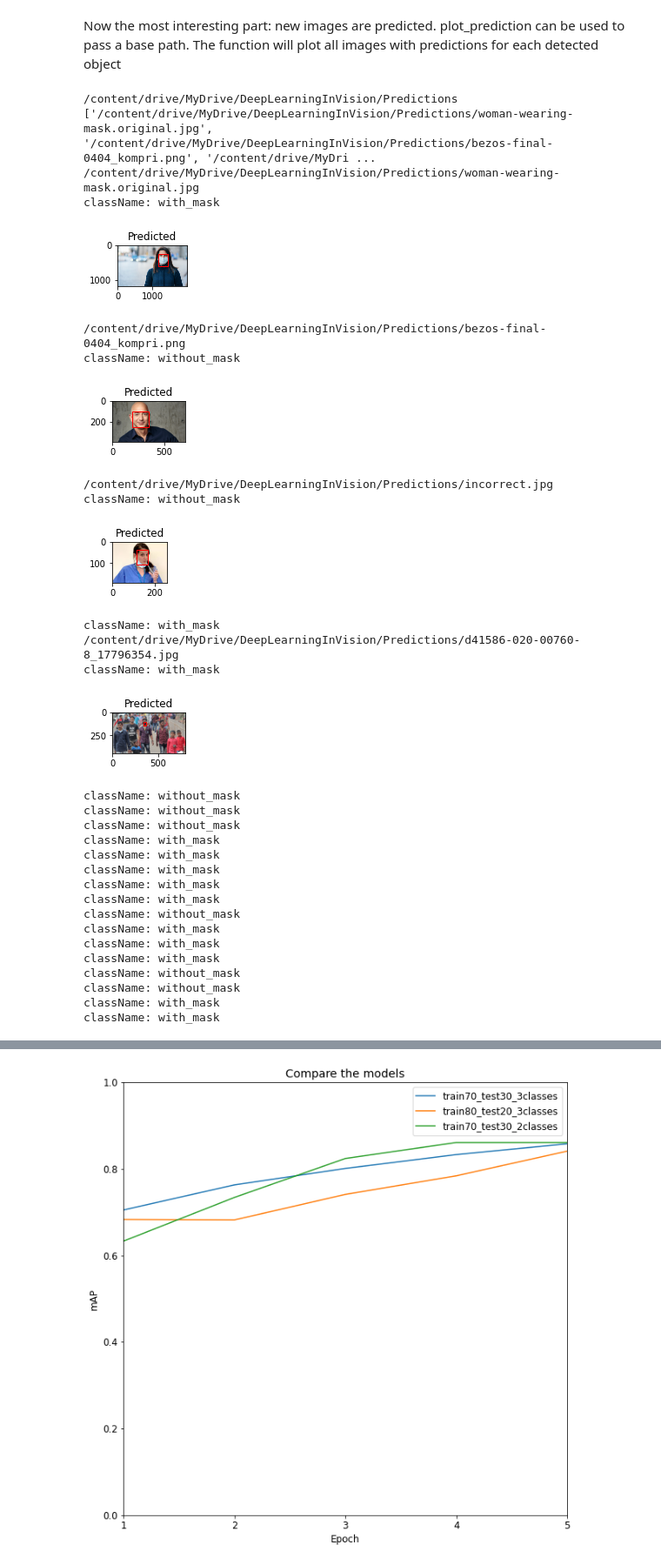
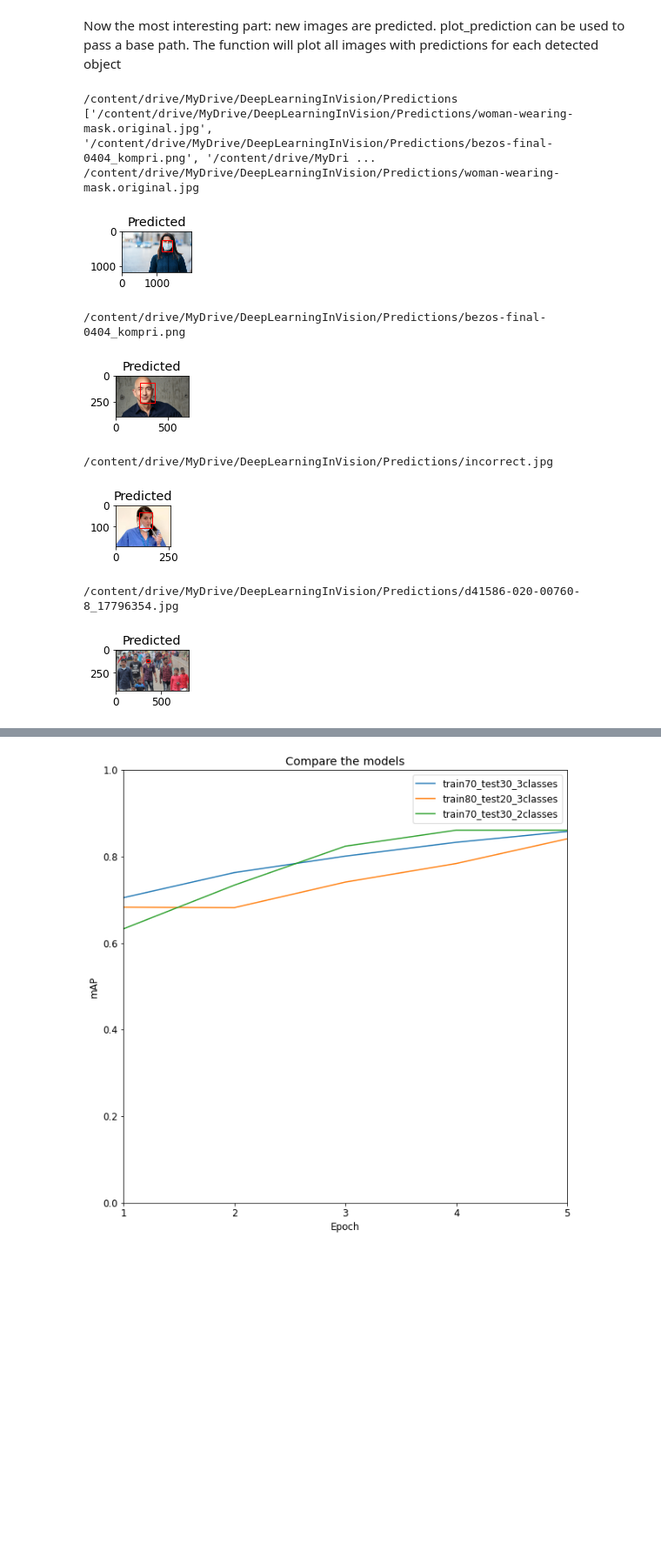
Before and after one commit to andygubser/mask_detection, a Jupyter notebook: model_building/MaskDetection.ipynb, the cells around one changed output, grey strips where cells are left out. Shown: that part at 87% size. Cells and saved outputs as stored; diff of their text form; code cells hidden in the pictures; blank space fills up the shorter version.

```diff
--- a/model_building/MaskDetection.ipynb
+++ b/model_building/MaskDetection.ipynb
@@ -622,6 +626,17 @@ import mrcnn.model as modellib
 import numpy as np
 from matplotlib import pyplot
 from matplotlib.patches import Rectangle
+
+%tensorflow_version 1.x
+from mrcnn.config import Config
+from mrcnn.model import MaskRCNN
+
+class PredictionConfig(Config):
+      NAME = "oxygenmask_cfg"
+      NUM_CLASSES = 1 + 3 #background + with_mask, without_mask
+      STEPS_PER_EPOCH = 131
+      GPU_COUNT = 1
+      IMAGES_PER_GPU = 1
 
 def plot_actual_vs_predicted(dataset, model, cfg, n_images=5):
 	# load image and mask
@@ -667,7 +682,7 @@ cfg = PredictionConfig()
 # define the model
 model = MaskRCNN(mode='inference', model_dir='./', config=cfg)
 # load model weights
-model_path = '/content/drive/MyDrive/DeepLearningInVision/mask_rcnn_oxygenmask_cfg_0005.h5'
+model_path = '/content/drive/MyDrive/DeepLearningInVision/model/80_20_3_class/5.h5'
 model.load_weights(model_path, by_name=True)
 # plot predictions for train dataset
 number_of_images = 1
@@ -735,58 +746,37 @@ def plot_prediction(imageSourceDir, model, cfg):
         for i in range(len(yhat['rois'])):
           # get coordinates
           y1, x1, y2, x2 = yhat['rois'][i]
           # calculate width and height of the box
           width, height = x2 - x1, y2 - y1
           # create the shape
           predClassId = int(yhat['class_ids'][i])
           className = classNameById[predClassId]
           rect = Rectangle((x1, y1), width, height, fill=False, color='red')
           # draw the box
           ax.add_patch(rect)
           # show the figure
           pyplot.show()
 
 def LoadModel(self):
   cfg = PredictionConfig()
   model = MaskRCNN(mode='inference', model_dir='./', config=cfg)
-  model_path = '/content/drive/MyDrive/DeepLearningInVision/mask_rcnn_oxygenmask_cfg_0005.h5'
+  model_path = '/content/drive/MyDrive/DeepLearningInVision/model/80_20_3_class/5.h5'
   model.load_weights(model_path, by_name=True)
   return model
 
 #model = LoadModel()
 imageSourceDir = '/content/drive/MyDrive/DeepLearningInVision/Predictions'
 
 plot_prediction(imageSourceDir, model, cfg)
 # %% [output]
 /content/drive/MyDrive/DeepLearningInVision/Predictions
 ['/content/drive/MyDrive/DeepLearningInVision/Predictions/woman-wearing-mask.original.jpg', '/content/drive/MyDrive/DeepLearningInVision/Predictions/bezos-final-0404_kompri.png', '/content/drive/MyDri ...
 /content/drive/MyDrive/DeepLearningInVision/Predictions/woman-wearing-mask.original.jpg
-className: with_mask
-[figure, old version]
+[figure, new version]
 /content/drive/MyDrive/DeepLearningInVision/Predictions/bezos-final-0404_kompri.png
-className: without_mask
-[figure, old version]
+[figure, new version]
 /content/drive/MyDrive/DeepLearningInVision/Predictions/incorrect.jpg
-className: without_mask
-[figure, old version]
+[figure, new version]
-className: with_mask
 /content/drive/MyDrive/DeepLearningInVision/Predictions/d41586-020-00760-8_17796354.jpg
-className: with_mask
-[figure, old version]
+[figure, new version]
-className: without_mask
-className: without_mask
-className: without_mask
-className: with_mask
-className: with_mask
-className: with_mask
-className: with_mask
-className: with_mask
-className: without_mask
-className: with_mask
-className: with_mask
-className: with_mask
-className: without_mask
-className: without_mask
-className: with_mask
-className: with_mask
 # %% [markdown]
```
Also changed, not shown: parts of 17 cells of this notebook.
